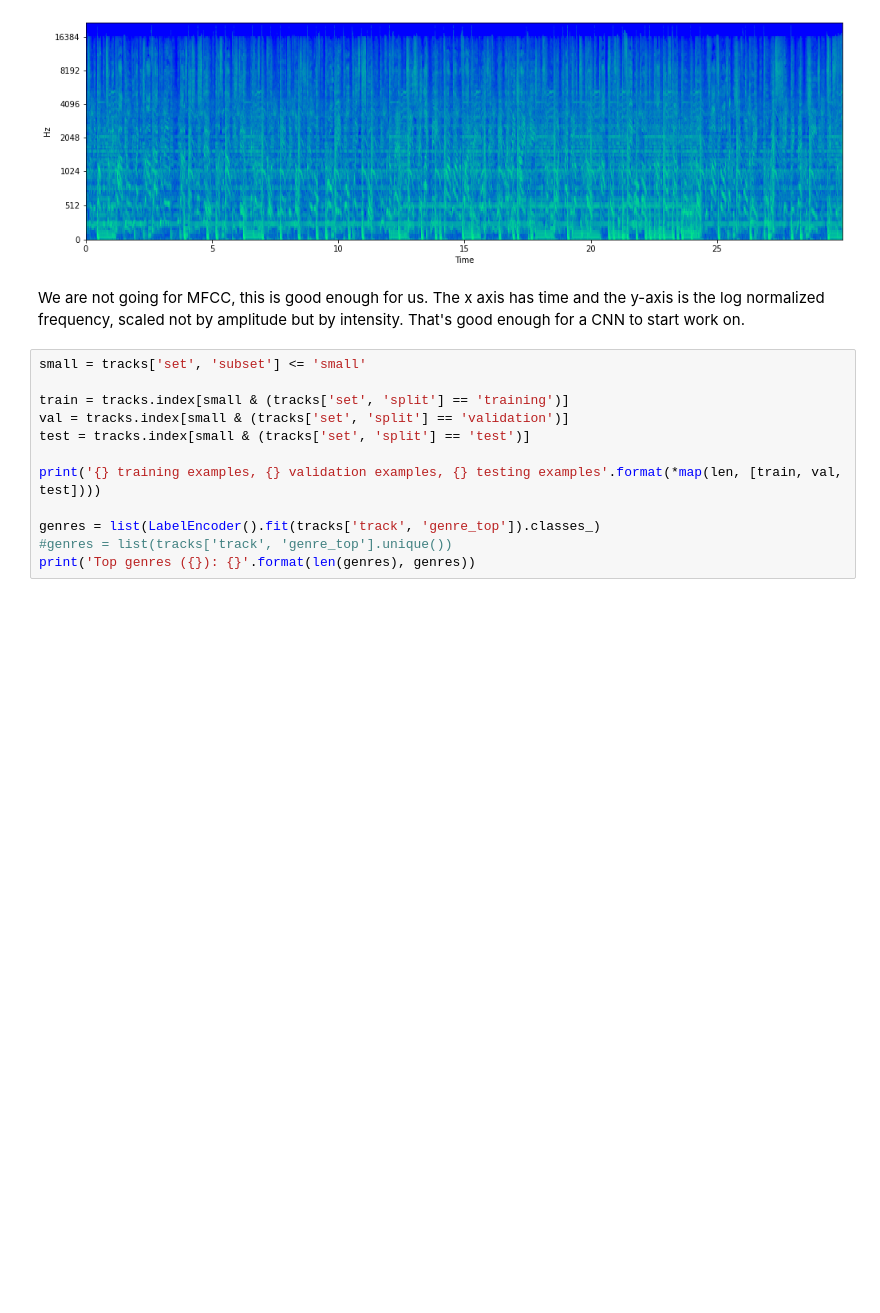
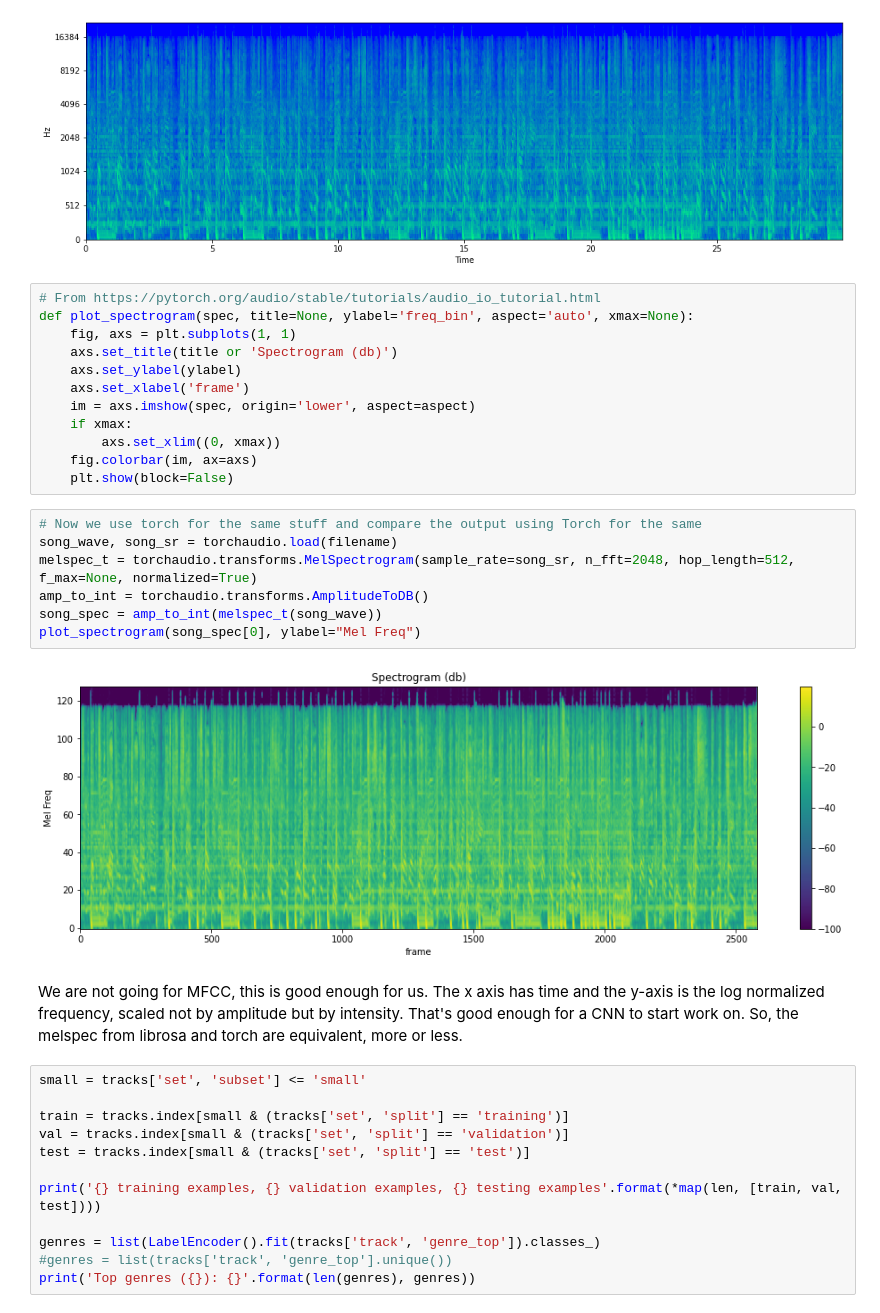
Before and after one commit to Data-Science-Community-SRM/Music-Genre-Classification-System, a Jupyter notebook: preprocess.ipynb, the cells around one changed output. Saved outputs shown, nothing was run; the diff lists cells and outputs as text; blank space fills up the shorter version.

Commit message:
Use torch for preprocessing

```diff
--- a/preprocess.ipynb
+++ b/preprocess.ipynb
@@ -48,8 +51,30 @@ log_mel = librosa.amplitude_to_db(mel, top_db=None)
 librosa.display.specshow(log_mel, sr=sr, hop_length=512, x_axis='time', y_axis='mel', cmap="winter");
 # %% [output]
 [figure]
+# %%
+# From https://pytorch.org/audio/stable/tutorials/audio_io_tutorial.html
+def plot_spectrogram(spec, title=None, ylabel='freq_bin', aspect='auto', xmax=None):
+    fig, axs = plt.subplots(1, 1)
+    axs.set_title(title or 'Spectrogram (db)')
+    axs.set_ylabel(ylabel)
+    axs.set_xlabel('frame')
+    im = axs.imshow(spec, origin='lower', aspect=aspect)
+    if xmax:
+        axs.set_xlim((0, xmax))
+    fig.colorbar(im, ax=axs)
+    plt.show(block=False)
+# %%
+# Now we use torch for the same stuff and compare the output using Torch for the same
+song_wave, song_sr = torchaudio.load(filename)
+melspec_t = torchaudio.transforms.MelSpectrogram(sample_rate=song_sr, n_fft=2048, hop_length=512, f_max=None, normalized=True)
+amp_to_int = torchaudio.transforms.AmplitudeToDB()
+song_spec = amp_to_int(melspec_t(song_wave))
+plot_spectrogram(song_spec[0], ylabel="Mel Freq")
+# %% [output]
+[figure, added]
 # %% [markdown]
 We are not going for MFCC, this is good enough for us. The x axis has time and the y-axis is the log normalized frequency, scaled not by amplitude but by intensity. That's good enough for a CNN to start work on.
+So, the melspec from librosa and torch are equivalent, more or less.
 # %%
 small = tracks['set', 'subset'] <= 'small'
 
```
Also changed, not shown: parts of 7 cells of this notebook.
